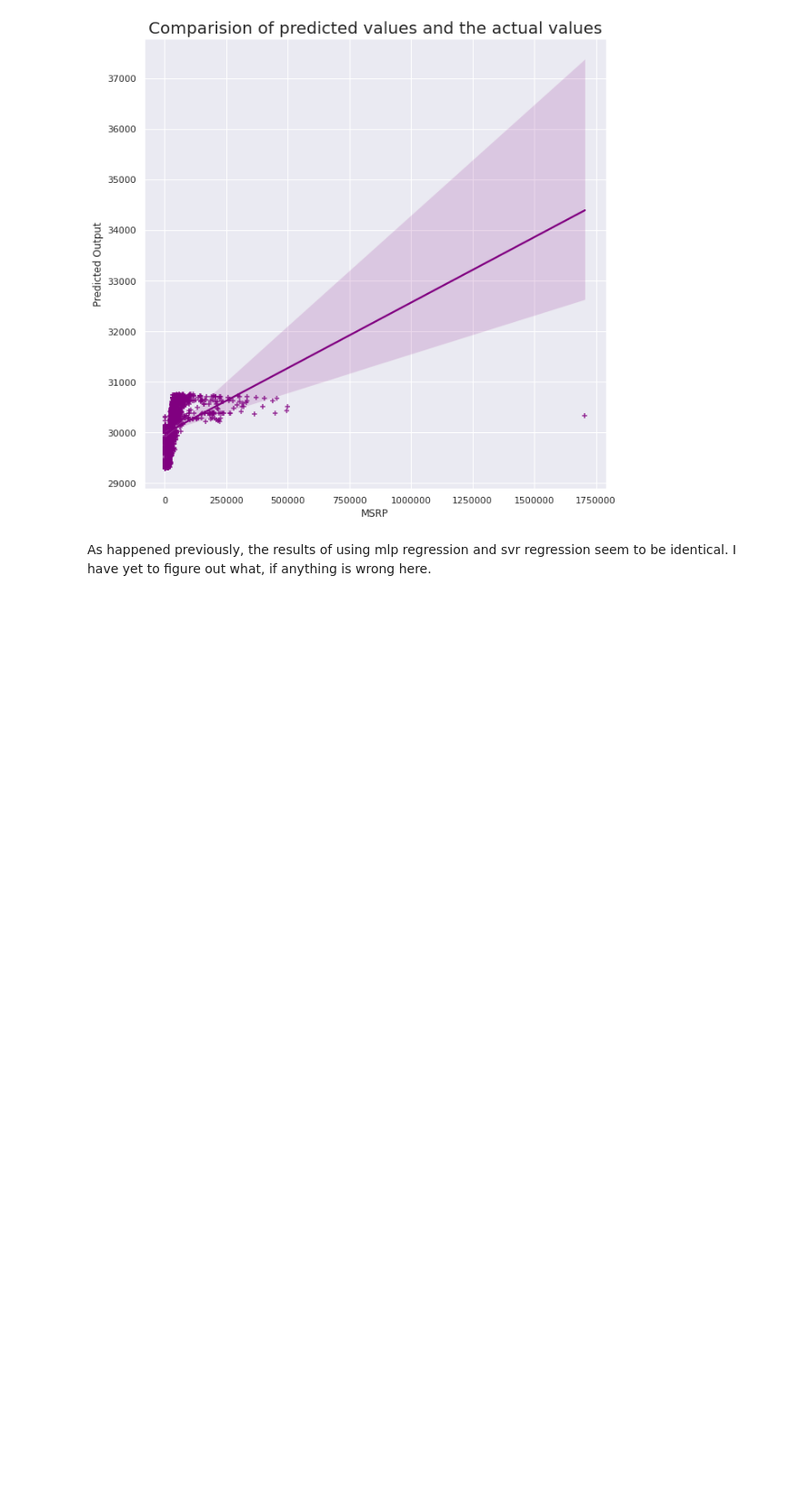
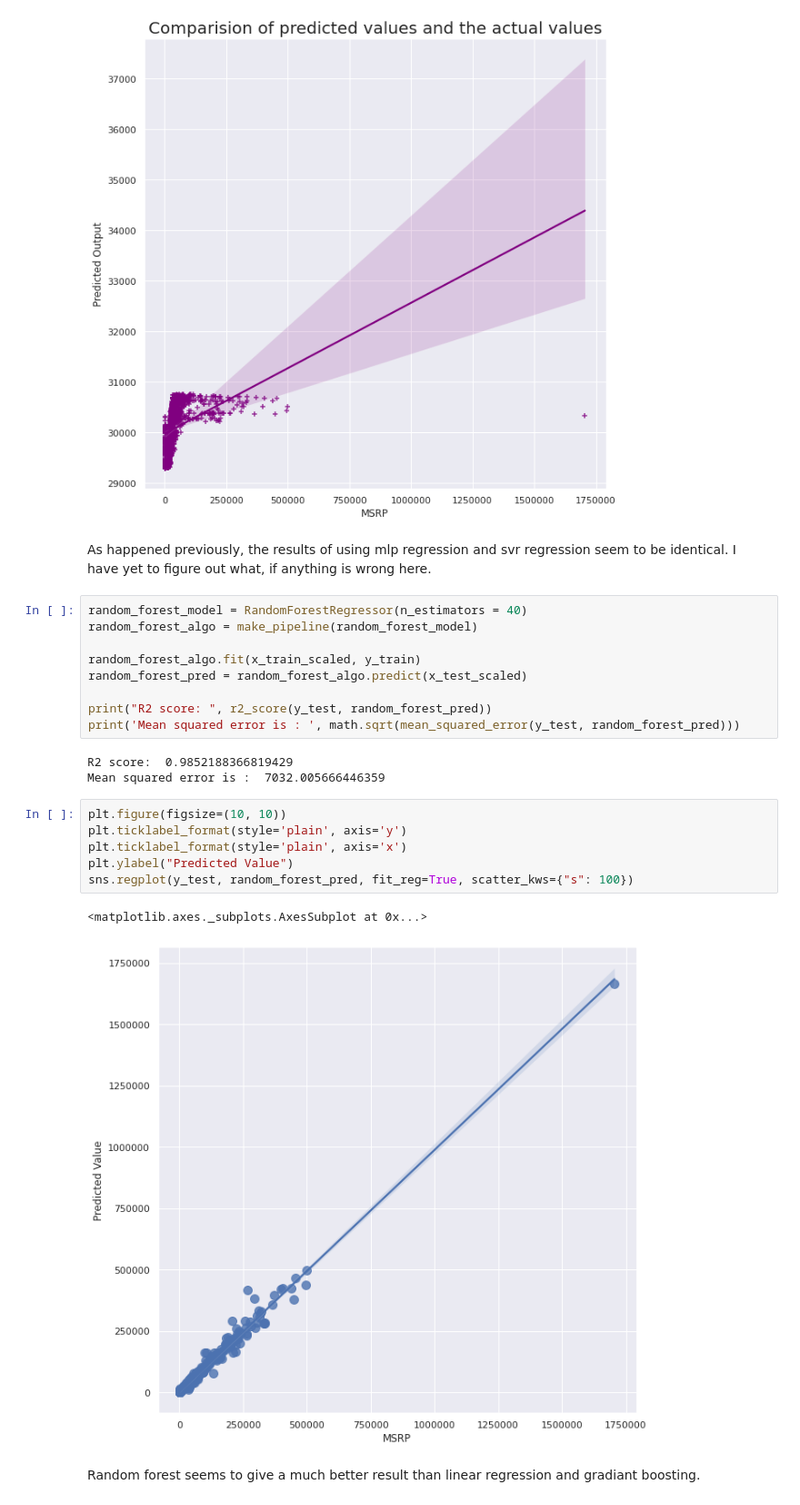
Before and after one commit to Xanzud/CarpricePrediction-IE500618, a Jupyter notebook: CarPricePrediction.ipynb, the cells around one changed output. Shown at 91% size. Drawn from its saved outputs; the diff is of its cells as text; blank space fills up the shorter version.

```diff
--- a/CarPricePrediction.ipynb
+++ b/CarPricePrediction.ipynb
@@ -444,3 +443,26 @@ plt.show()
 [figure]
 # %% [markdown]
 As happened previously, the results of using mlp regression and svr regression seem to be identical. I have yet to figure out what, if anything is wrong here.
+# %%
+random_forest_model = RandomForestRegressor(n_estimators = 40)
+random_forest_algo = make_pipeline(random_forest_model)
+
+random_forest_algo.fit(x_train_scaled, y_train)
+random_forest_pred = random_forest_algo.predict(x_test_scaled)
+
+print("R2 score: ", r2_score(y_test, random_forest_pred))
+print('Mean squared error is : ', math.sqrt(mean_squared_error(y_test, random_forest_pred)))
+# %% [output]
+R2 score:  0.9852188366819429
+Mean squared error is :  7032.005666446359
+# %%
+plt.figure(figsize=(10, 10))
+plt.ticklabel_format(style='plain', axis='y')
+plt.ticklabel_format(style='plain', axis='x')
+plt.ylabel("Predicted Value")
+sns.regplot(y_test, random_forest_pred, fit_reg=True, scatter_kws={"s": 100})
+# %% [output]
+<matplotlib.axes._subplots.AxesSubplot at 0x...>
+[figure, added]
+# %% [markdown]
+Random forest seems to give a much better result than linear regression and gradiant boosting.
```
Also changed, not shown: parts of 10 cells of this notebook.
